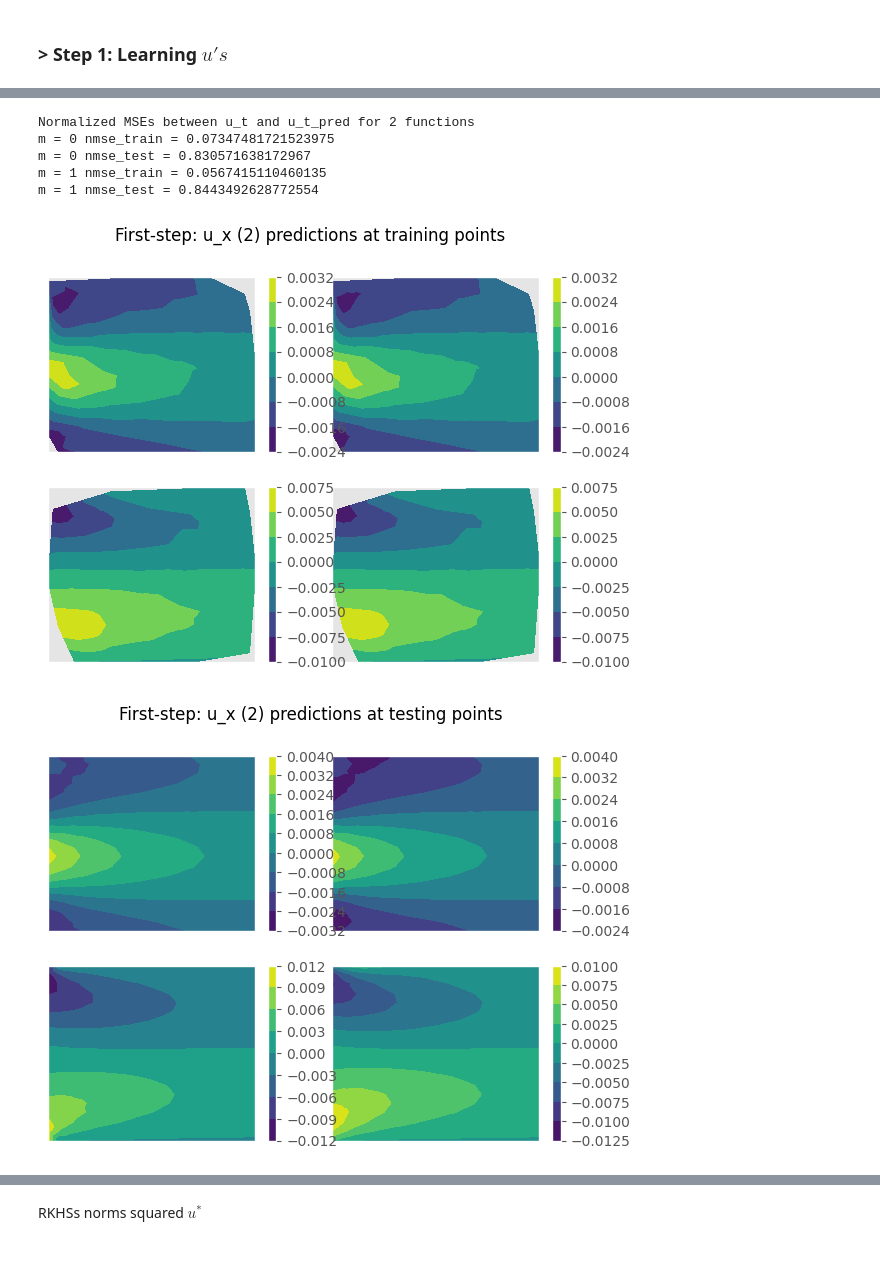
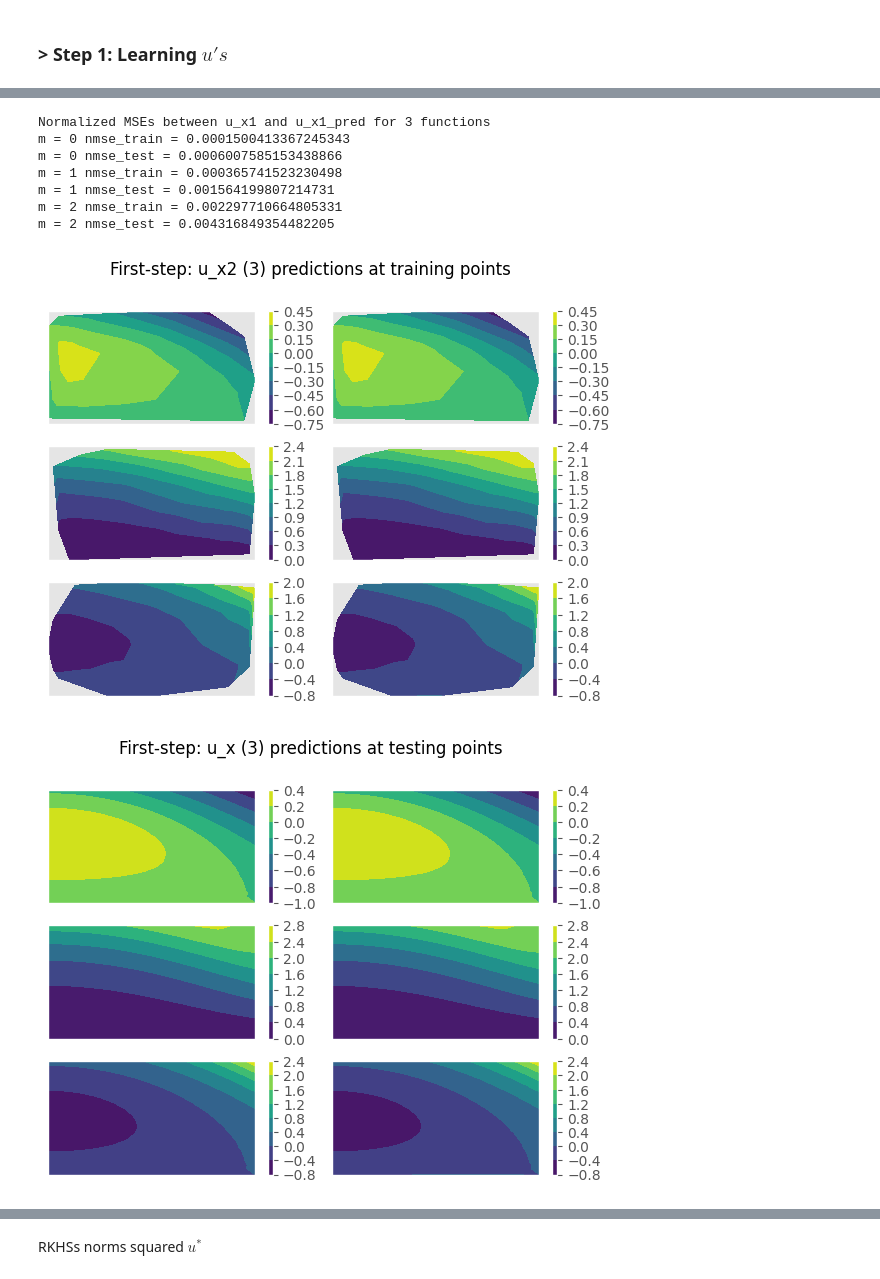
Before and after one commit to TADSGroup/kernelequationlearning, a Jupyter notebook: examples/Darcy/two_step.ipynb, the cells around one changed output, grey strips where cells are left out. Cells and saved outputs as stored; diff of their text form; code cells hidden in the pictures.

Commit message:
generated the data and first step is working

```diff
--- a/examples/Darcy/two_step.ipynb
+++ b/examples/Darcy/two_step.ipynb
@@ -212,12 +129,12 @@ m = 1 nmse_test = 0.009686267754710551
 # %%
-# Plot: u_t's at tr points
+# Plot: u_x1's at tr points
 fig, axs = plt.subplots(figsize = (7,5), nrows = m, ncols = 2, sharex = True, sharey = True)
 fig.subplots_adjust(hspace=0.2, wspace=0.1)
 fig.suptitle('First-step: u_t ({}) predictions at training points'.format(m))
 for i in range(m):
-        axsi0 = axs[i,0].tricontourf(X_tr[i*N_tr:(i+1)*N_tr,0], X_tr[i*N_tr:(i+1)*N_tr,1], U_t_tr[:,i])
+        axsi0 = axs[i,0].tricontourf(X_tr[i*N_tr:(i+1)*N_tr,0], X_tr[i*N_tr:(i+1)*N_tr,1], U_x1_tr[:,i])
         plt.colorbar(axsi0, ax = axs[i,0])
-        axsi1 = axs[i,1].tricontourf(X_tr[i*N_tr:(i+1)*N_tr,0], X_tr[i*N_tr:(i+1)*N_tr,1], U_t_tr_pred[:,i])
+        axsi1 = axs[i,1].tricontourf(X_tr[i*N_tr:(i+1)*N_tr,0], X_tr[i*N_tr:(i+1)*N_tr,1], U_x1_tr_pred[:,i])
         plt.colorbar(axsi1, ax = axs[i,1])
         axs[i,0].set_yticklabels([])
         axs[i,0].set_xticklabels([])
@@ -232,14 +149,14 @@ for i in range(m):
 # %%
-# Plot: u_t's at te points
+# Plot: u_x1's at te points
 fig, axs = plt.subplots(figsize = (7,5), nrows = m, ncols = 3, sharex = True, sharey = True)
 fig.subplots_adjust(hspace=0.2, wspace=0.1)
 fig.suptitle('First-step: u_t ({}) predictions at testing points'.format(m))
 for i in range(m):
-        axsi0 = axs[i,0].tricontourf(X_te[i*N_te:(i+1)*N_te,0], X_te[i*N_te:(i+1)*N_te,1], U_t_te[:,i])
+        axsi0 = axs[i,0].tricontourf(X_te[i*N_te:(i+1)*N_te,0], X_te[i*N_te:(i+1)*N_te,1], U_x1_te[:,i])
         plt.colorbar(axsi0, ax = axs[i,0])
-        axsi1 = axs[i,1].tricontourf(X_te[i*N_te:(i+1)*N_te,0], X_te[i*N_te:(i+1)*N_te,1], U_t_te_pred[:,i])
+        axsi1 = axs[i,1].tricontourf(X_te[i*N_te:(i+1)*N_te,0], X_te[i*N_te:(i+1)*N_te,1], U_x1_te_pred[:,i])
         plt.colorbar(axsi1, ax = axs[i,1])
-        axsi2 = axs[i,2].tricontourf(X_te[i*N_te:(i+1)*N_te,0], X_te[i*N_te:(i+1)*N_te,1], np.abs(U_t_te[:,i]-U_t_te_pred[:,i]))
+        axsi2 = axs[i,2].tricontourf(X_te[i*N_te:(i+1)*N_te,0], X_te[i*N_te:(i+1)*N_te,1], np.abs(U_x1_te[:,i]-U_x1_te_pred[:,i]))
         plt.colorbar(axsi2, ax = axs[i,2])
         axs[i,0].set_yticklabels([])
         axs[i,0].set_xticklabels([])
@@ -258,26 +175,28 @@ for i in range(m):
 # %%
-# NMSEs: u_t's at tr and te points
-print('Normalized MSEs between u_t and u_t_pred for {} functions'.format(m))
+# NMSEs: u_x1's at tr and te points
+print('Normalized MSEs between u_x1 and u_x1_pred for {} functions'.format(m))
 for i in range(m):
-    n_mse_train = rel_mse(U_t_tr[:,i], U_t_tr_pred[:,i])
-    n_mse_test = rel_mse(U_t_te[:,i], U_t_te_pred[:,i])
+    n_mse_train = rel_mse(U_x1_tr[:,i], U_x1_tr_pred[:,i])
+    n_mse_test = rel_mse(U_x1_te[:,i], U_x1_te_pred[:,i])
     print('m = {} nmse_train = {}'.format(i,n_mse_train))
     print('m = {} nmse_test = {}'.format(i,n_mse_test))
 # %% [output]
-Normalized MSEs between u_t and u_t_pred for 2 functions
-m = 0 nmse_train = 0.07347481721523975
-m = 0 nmse_test = 0.830571638172967
-m = 1 nmse_train = 0.0567415110460135
-m = 1 nmse_test = 0.8443492628772554
+Normalized MSEs between u_x1 and u_x1_pred for 3 functions
+m = 0 nmse_train = 0.0001500413367245343
+m = 0 nmse_test = 0.0006007585153438866
+m = 1 nmse_train = 0.000365741523230498
+m = 1 nmse_test = 0.001564199807214731
+m = 2 nmse_train = 0.002297710664805331
+m = 2 nmse_test = 0.004316849354482205
 # %%
-# Plot: u_x's at tr points
+# Plot: u_x2's at tr points
 fig, axs = plt.subplots(figsize = (7,5), nrows = m, ncols = 2, sharex = True, sharey = True)
 fig.subplots_adjust(hspace=0.2, wspace=0.1)
-fig.suptitle('First-step: u_x ({}) predictions at training points'.format(m))
+fig.suptitle('First-step: u_x2 ({}) predictions at training points'.format(m))
 for i in range(m):
-        axsi0 = axs[i,0].tricontourf(X_tr[i*N_tr:(i+1)*N_tr,0], X_tr[i*N_tr:(i+1)*N_tr,1], U_x_tr[:,i])
+        axsi0 = axs[i,0].tricontourf(X_tr[i*N_tr:(i+1)*N_tr,0], X_tr[i*N_tr:(i+1)*N_tr,1], U_x2_tr[:,i])
         plt.colorbar(axsi0, ax = axs[i,0])
-        axsi1 = axs[i,1].tricontourf(X_tr[i*N_tr:(i+1)*N_tr,0], X_tr[i*N_tr:(i+1)*N_tr,1], U_x_tr_pred[:,i])
+        axsi1 = axs[i,1].tricontourf(X_tr[i*N_tr:(i+1)*N_tr,0], X_tr[i*N_tr:(i+1)*N_tr,1], U_x2_tr_pred[:,i])
         plt.colorbar(axsi1, ax = axs[i,1])
         axs[i,0].set_yticklabels([])
         axs[i,0].set_xticklabels([])
@@ -290,24 +209,24 @@ for i in range(m):
 
 plt.show()
 # %% [output]
-[figure, old version]
+[figure, new version]
 # %%
-# Plot: u_x's at te points
+# Plot: u_x2's at te points
 fig, axs = plt.subplots(figsize = (7,5), nrows = m, ncols = 2, sharex = True, sharey = True)
 fig.subplots_adjust(hspace=0.2, wspace=0.1)
 fig.suptitle('First-step: u_x ({}) predictions at testing points'.format(m))
 for i in range(m):
-        axsi0 = axs[i,0].tricontourf(X_te[i*N_te:(i+1)*N_te,0], X_te[i*N_te:(i+1)*N_te,1], U_x_te[:,i])
+        axsi0 = axs[i,0].tricontourf(X_te[i*N_te:(i+1)*N_te,0], X_te[i*N_te:(i+1)*N_te,1], U_x2_te[:,i])
         plt.colorbar(axsi0, ax = axs[i,0])
-        axsi1 = axs[i,1].tricontourf(X_te[i*N_te:(i+1)*N_te,0], X_te[i*N_te:(i+1)*N_te,1], U_x_te_pred[:,i])
+        axsi1 = axs[i,1].tricontourf(X_te[i*N_te:(i+1)*N_te,0], X_te[i*N_te:(i+1)*N_te,1], U_x2_te_pred[:,i])
         plt.colorbar(axsi1, ax = axs[i,1])
         axs[i,0].set_yticklabels([])
         axs[i,0].set_xticklabels([])
         axs[i,0].set_yticks([])
         axs[i,0].set_xticks([])
         axs[i,1].set_yticklabels([])
         axs[i,1].set_xticklabels([])
         axs[i,1].set_yticks([])
         axs[i,1].set_xticks([])
 # %% [output]
-[figure, old version]
+[figure, new version]
```
Also changed, not shown: parts of 34 cells of this notebook, 13 other files.
